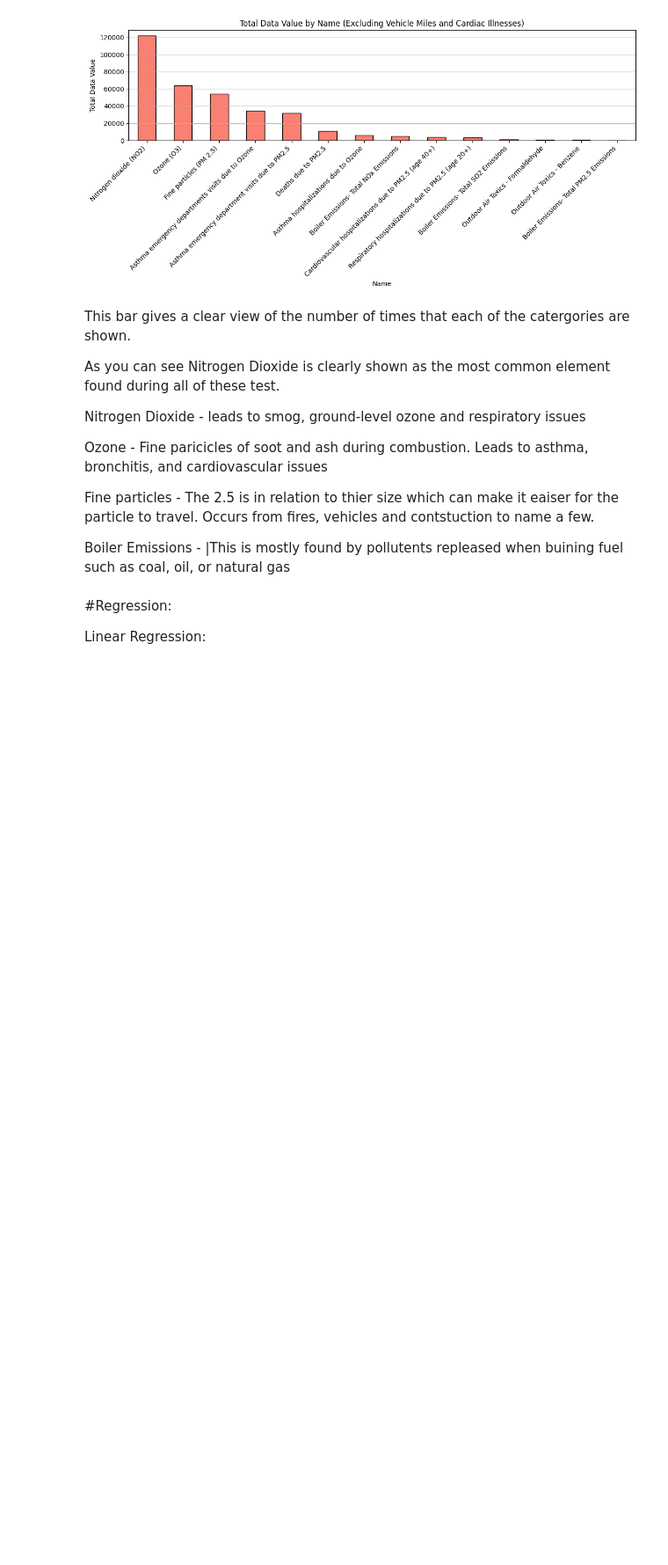
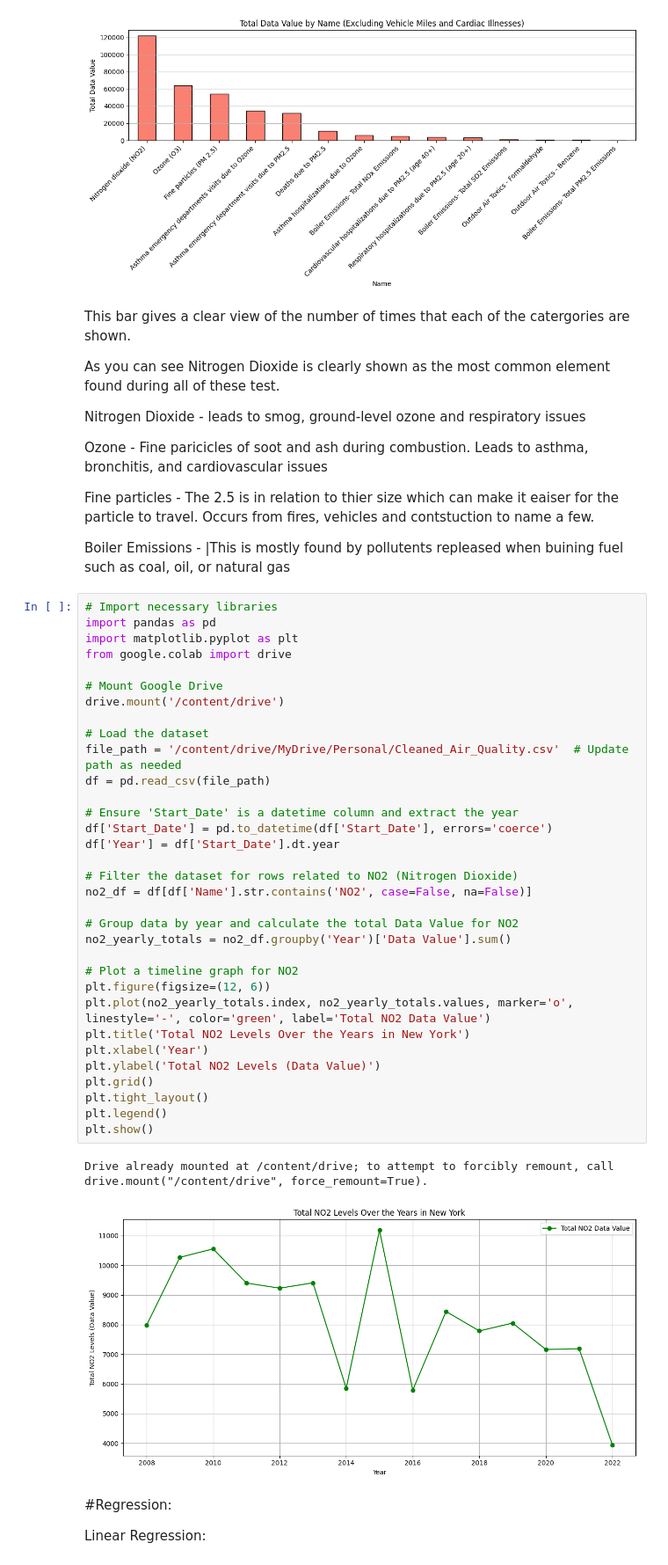
Before and after one commit to ipark3/Hank-Ian, a Jupyter notebook: GitHub Project/dataset/code/Final.ipynb, the cells around one changed output. Shown: that part at 88% size. Drawn from its saved outputs; the diff is of its cells as text; blank space fills up the shorter version.

```diff
--- a/GitHub Project/dataset/code/Final.ipynb
+++ b/GitHub Project/dataset/code/Final.ipynb
@@ -125,6 +125,42 @@ Ozone - Fine paricicles of soot and ash during combustion. Leads to asthma, bron
 Fine particles - The 2.5 is in relation to thier size which can make it eaiser for the particle to travel. Occurs from fires, vehicles and contstuction to name a few. <br>
 
 Boiler Emissions - |This is mostly found by pollutents repleased when buining fuel such as coal, oil, or natural gas   <br>
+# %%
+# Import necessary libraries
+import pandas as pd
+import matplotlib.pyplot as plt
+from google.colab import drive
+
+# Mount Google Drive
+drive.mount('/content/drive')
+
+# Load the dataset
+file_path = '/content/drive/MyDrive/Personal/Cleaned_Air_Quality.csv'  # Update path as needed
+df = pd.read_csv(file_path)
+
+# Ensure 'Start_Date' is a datetime column and extract the year
+df['Start_Date'] = pd.to_datetime(df['Start_Date'], errors='coerce')
+df['Year'] = df['Start_Date'].dt.year
+
+# Filter the dataset for rows related to NO2 (Nitrogen Dioxide)
+no2_df = df[df['Name'].str.contains('NO2', case=False, na=False)]
+
+# Group data by year and calculate the total Data Value for NO2
+no2_yearly_totals = no2_df.groupby('Year')['Data Value'].sum()
+
+# Plot a timeline graph for NO2
+plt.figure(figsize=(12, 6))
+plt.plot(no2_yearly_totals.index, no2_yearly_totals.values, marker='o', linestyle='-', color='green', label='Total NO2 Data Value')
+plt.title('Total NO2 Levels Over the Years in New York')
+plt.xlabel('Year')
+plt.ylabel('Total NO2 Levels (Data Value)')
+plt.grid()
+plt.tight_layout()
+plt.legend()
+plt.show()
+# %% [output]
+Drive already mounted at /content/drive; to attempt to forcibly remount, call drive.mount("/content/drive", force_remount=True).
+[figure, added]
 # %% [markdown]
 #Regression:
 
```
Also changed, not shown: parts of 5 cells of this notebook.
